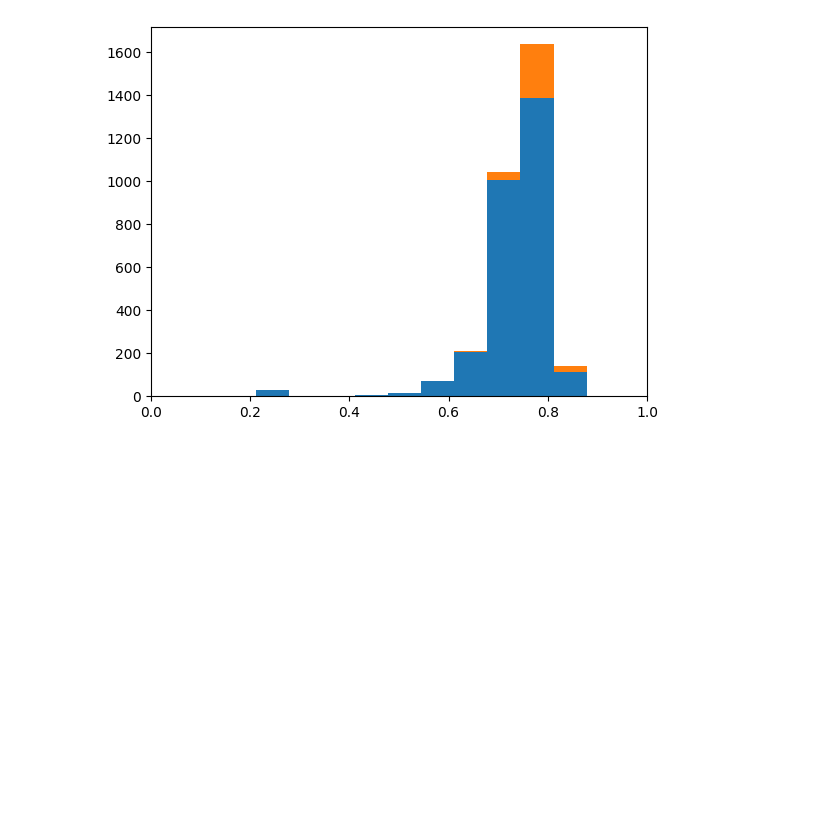
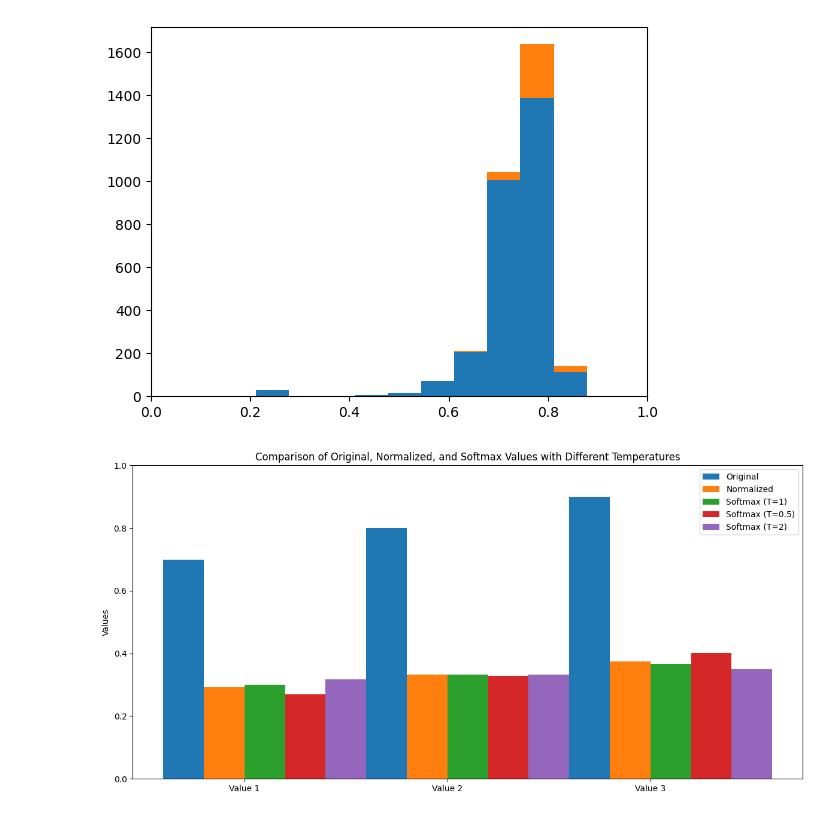
Before and after one commit to seokjeongeum/OpAdviserPrivate, a Jupyter notebook: OpAdviserPlus/plot.ipynb, the cells around one changed output. Drawn from its saved outputs; the diff is of its cells as text; code cells hidden in the pictures; blank space fills up the shorter version.

```diff
--- a/OpAdviserPlus/plot.ipynb
+++ b/OpAdviserPlus/plot.ipynb
@@ -813,3 +813,44 @@ with open(
 # %% [output]
 [figure]
 [figure]
+# %%
+import numpy as np
+import matplotlib.pyplot as plt
+
+# Original values
+values = np.array([0.7, 0.8, 0.9])
+
+# Normalized values (min-max normalization)
+normalized = values/values.sum()
+
+# Softmax values with temperature
+def softmax(x, temperature=1.0):
+	exp_x = np.exp(x / temperature)
+	return exp_x / exp_x.sum()
+
+# Calculate softmax with different temperatures
+softmax_t1 = softmax(values, temperature=1.0)
+softmax_t05 = softmax(values, temperature=0.5)
+softmax_t2 = softmax(values, temperature=2.0)
+
+# Create positions for the bars
+x = np.arange(len(values))
+width = 0.2  # Width of each bar
+
+plt.figure(figsize=(12, 6))
+plt.bar(x - 1.5*width, values, width, label='Original')
+plt.bar(x - 0.5*width, normalized, width, label='Normalized')
+plt.bar(x + 0.5*width, softmax_t1, width, label='Softmax (T=1)')
+plt.bar(x + 1.5*width, softmax_t05, width, label='Softmax (T=0.5)')
+plt.bar(x + 2.5*width, softmax_t2, width, label='Softmax (T=2)')
+
+plt.ylabel('Values')
+plt.title('Comparison of Original, Normalized, and Softmax Values with Different Temperatures')
+plt.xticks(x, [f'Value {i+1}' for i in range(len(values))])
+plt.legend()
+plt.ylim(0, 1)
+
+plt.tight_layout()
+plt.show()
+# %% [output]
+[figure, added]
```
Also changed, not shown: 3 other files.
